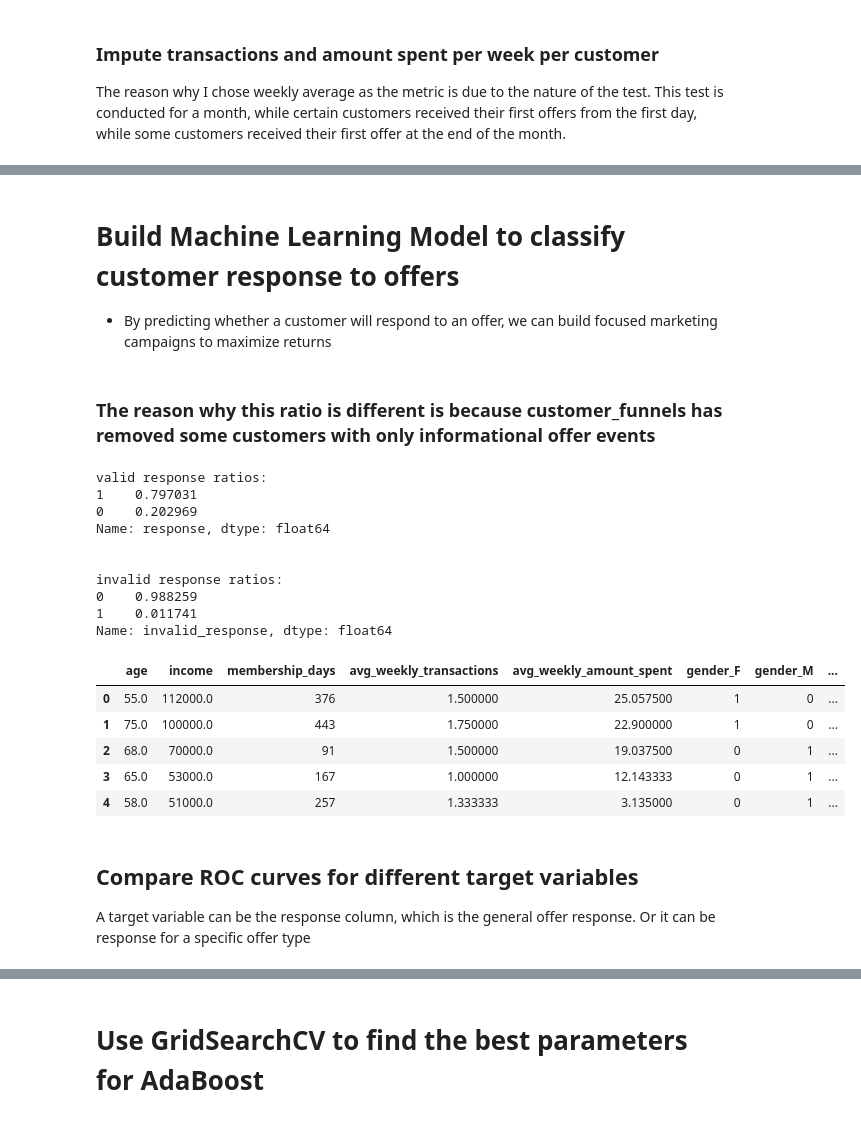
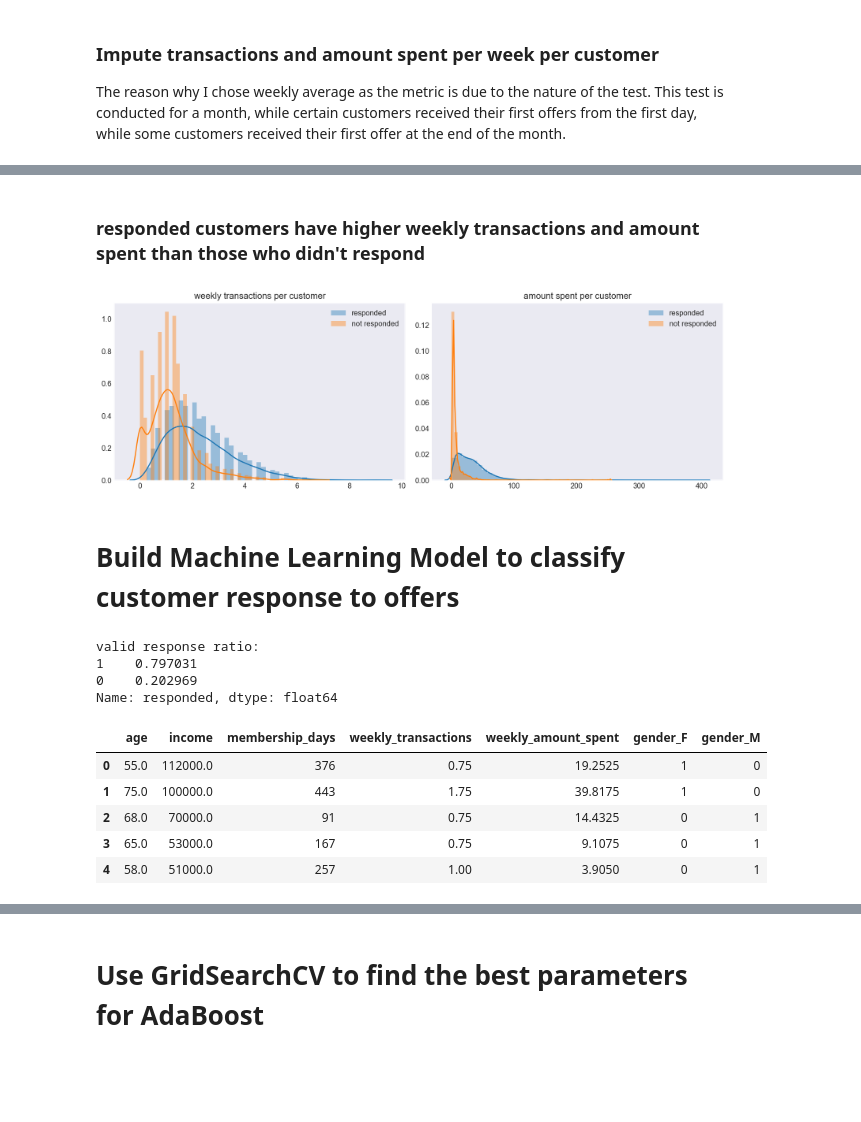
Before and after one commit to kevingao1136/Udacity_DataScience_Nanodegree, a Jupyter notebook: Starbucks_Capstone_Challenge/Starbucks_Capstone.ipynb, the cells around one changed output, grey strips where cells are left out. Saved outputs shown, nothing was run; the diff lists cells and outputs as text; code cells hidden in the pictures; blank space fills up the shorter version.

```diff
--- a/Starbucks_Capstone_Challenge/Starbucks_Capstone.ipynb
+++ b/Starbucks_Capstone_Challenge/Starbucks_Capstone.ipynb
@@ -439,11 +504,0 @@ transaction_events.head()
-# %%
-# Create new feature - week
-transaction_events['week'] = (transaction_events.hour / 24 / 7).astype(int)
-
-# group by transaction events by customer id and week
-transactions = transaction_events.groupby(['customer_id','week']).event.count().to_frame().reset_index()
-transactions.rename({'event':'avg_weekly_transactions'},axis=1,inplace=True)
-
-# group by transaction counts by customer
-transactions = transactions.groupby('customer_id').avg_weekly_transactions.mean().to_frame().reset_index()
-transactions.head()
@@ -457,6 +505,7 @@ transactions.head()
 # %%
-# left join average transactions to customers data
-customers = pd.merge(customers, transactions, how='left', left_on='id', right_on='customer_id')
+# left join weekly transactions to customers data
+weekly_transactions = (transaction_events.groupby('customer_id').event.count()/4).to_frame().reset_index().rename({'event':'weekly_transactions'},axis=1)
+customers = pd.merge(customers, weekly_transactions, how='left', left_on='id', right_on='customer_id')
 customers.drop('customer_id',axis=1,inplace=True)
 customers.head()
 # %% [output]
@@ -485,6 +518,7 @@ amount_spent.head()
 # %%
 # Merge average weekly amount spent to customers dataset
-customers = pd.merge(customers, amount_spent, how='left',left_on='id',right_on='customer_id')
+weekly_amount_spent = (transaction_events.groupby('customer_id').amount_spent.sum()/4).to_frame().reset_index().rename({'amount_spent':'weekly_amount_spent'},axis=1)
+customers = pd.merge(customers, weekly_amount_spent, how='left',left_on='id',right_on='customer_id')
 customers.drop('customer_id',axis=1,inplace=True)
 customers.fillna(0,inplace=True)
 customers.head()
@@ -508,5 +531,0 @@ scaled_customers = scaler.fit_transform(scaled_customers)
-# %%
-# Cluster the page level data for further insights
-kmeans = KMeans(n_clusters=3, random_state=42)
-customers['cluster'] = kmeans.fit_predict(scaled_customers)
-customers['cluster'] = customers.cluster + 1
@@ -595,41 +532,41 @@ compare_cluster_ratios(['invalid_'+i for i in bogo_offers])
+# %% [markdown]
+### responded customers have higher weekly transactions and amount spent than those who didn't respond
+# %%
+plt.figure(figsize=(12,4))
+plt.subplot(1,2,1)
+sns.distplot(customers[customers.responded == 1].weekly_transactions,label='responded');
+sns.distplot(customers[customers.responded == 0].weekly_transactions,label='not responded');
+plt.legend(); plt.title('weekly transactions per customer'); plt.xlabel('');
+plt.subplot(1,2,2)
+sns.distplot(customers[customers.responded == 1].weekly_amount_spent,label='responded');
+sns.distplot(customers[customers.responded == 0].weekly_amount_spent,label='not responded');
+plt.legend(); plt.title('amount spent per customer'); plt.xlabel('');
+plt.tight_layout()
+# %% [output]
+[figure, added]
 # %% [markdown]
 # Build Machine Learning Model to classify customer response to offers
-- By predicting whether a customer will respond to an offer, we can build focused marketing campaigns to maximize returns
-# %% [markdown]
-### The reason why this ratio is different is because customer_funnels has removed some customers with only informational offer events
 # %%
 # Examine the ratios of target classes to decide on the classification metrics
-print('valid response ratios:')
-print(customers.response.value_counts() / len(customers))
-print('\n')
-print('invalid response ratios:')
-print(customers.invalid_response.value_counts() / len(customers))
+print('valid response ratio:')
+print(customers.responded.value_counts()/len(customers))
 # %% [output]
-valid response ratios:
+valid response ratio:
 1    0.797031
 0    0.202969
-Name: response, dtype: float64
-
-
-invalid response ratios:
-0    0.988259
-1    0.011741
-Name: invalid_response, dtype: float64
+Name: responded, dtype: float64
 # %%
 # Split customers data into X and y
-X = customers[['gender','age','income','membership_days','avg_weekly_transactions','avg_weekly_amount_spent']]
-# y = customers['response']
+X = customers[['gender','age','income','membership_days','weekly_transactions','weekly_amount_spent']]
 
 # Convert categorical features into dummy variables
 X = pd.get_dummies(X)
+X.drop('gender_O',axis=1,inplace=True)
 X.head()
 # %% [output]
-|  | age | income | membership_days | avg_weekly_transactions | avg_weekly_amount_spent | gender_F | gender_M | ... |
-| 0 | 55.0 | 112000.0 | 376 | 1.500000 | 25.057500 | 1 | 0 | ... |
-| 1 | 75.0 | 100000.0 | 443 | 1.750000 | 22.900000 | 1 | 0 | ... |
-| 2 | 68.0 | 70000.0 | 91 | 1.500000 | 19.037500 | 0 | 1 | ... |
-| 3 | 65.0 | 53000.0 | 167 | 1.000000 | 12.143333 | 0 | 1 | ... |
-| 4 | 58.0 | 51000.0 | 257 | 1.333333 | 3.135000 | 0 | 1 | ... |
+|  | age | income | membership_days | weekly_transactions | weekly_amount_spent | gender_F | gender_M |
+| 0 | 55.0 | 112000.0 | 376 | 0.75 | 19.2525 | 1 | 0 |
+| 1 | 75.0 | 100000.0 | 443 | 1.75 | 39.8175 | 1 | 0 |
+| 2 | 68.0 | 70000.0 | 91 | 0.75 | 14.4325 | 0 | 1 |
+| 3 | 65.0 | 53000.0 | 167 | 0.75 | 9.1075 | 0 | 1 |
+| 4 | 58.0 | 51000.0 | 257 | 1.00 | 3.9050 | 0 | 1 |
-# %% [markdown]
-## Compare ROC curves for different target variables
-A target variable can be the response column, which is the general offer response. Or it can be response for a specific offer type
```
Also changed, not shown: parts of 60 cells of this notebook.
